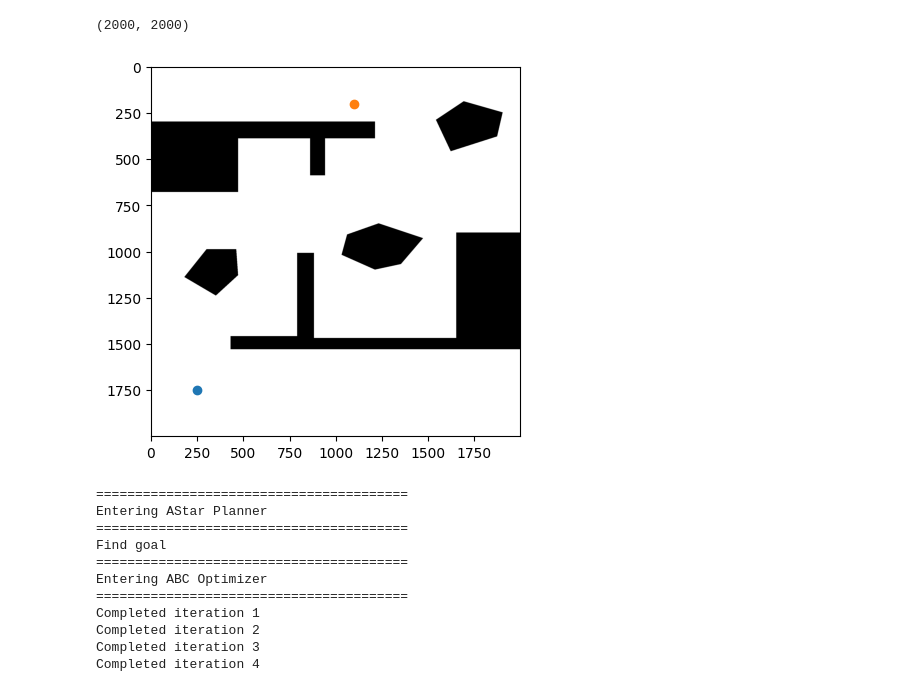
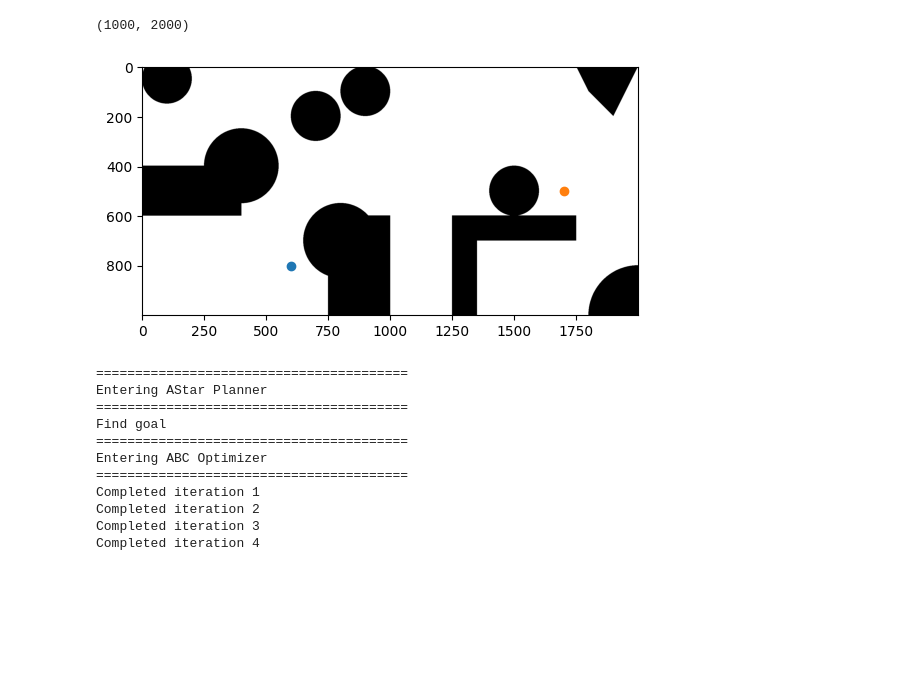
Before and after one commit to Prasanna28Devadiga/BTP, a Jupyter notebook: planner test.ipynb, the cells around one changed output. Drawn from its saved outputs; the diff is of its cells as text; code cells hidden in the pictures; blank space fills up the shorter version.

```diff
--- a/planner test.ipynb
+++ b/planner test.ipynb
@@ -45,19 +45,19 @@ map_details = {
     }
 }
 # %%
-curr_details = map_details['map5']
+curr_details = map_details['map4']
 map_gen = MapGenerator(os.path.join('map_params', curr_details['file_name']))
 curr_map = map_gen.map.get_map()
 start = np.array(curr_details['start']).astype(np.int32)
 end = np.array(curr_details['end']).astype(np.int32)
 plt.imshow(curr_map, cmap='gray')
 plt.scatter([start[0]], [start[1]])
 plt.scatter([end[0]], [end[1]])
 print(curr_map.shape)
 plt.show()
 # %% [output]
-(2000, 2000)
+(1000, 2000)
-[figure, old version]
+[figure, new version]
 # %%
 def get_callback(appending_list):
     def callback(iteration, particle):
```
Also changed, not shown: 21 other files.
